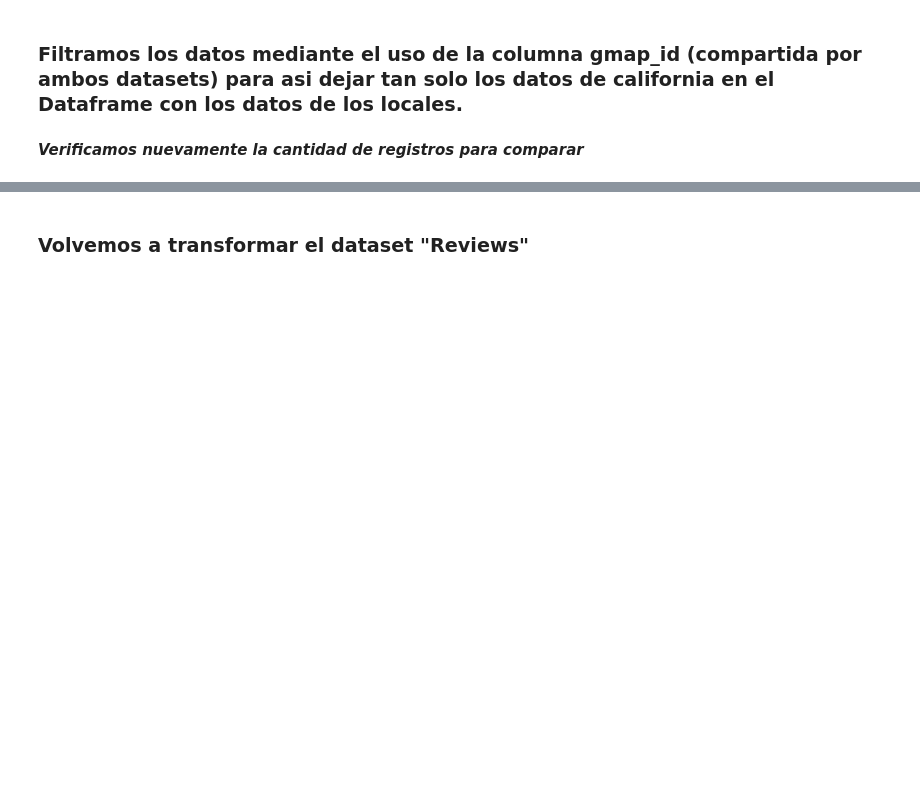
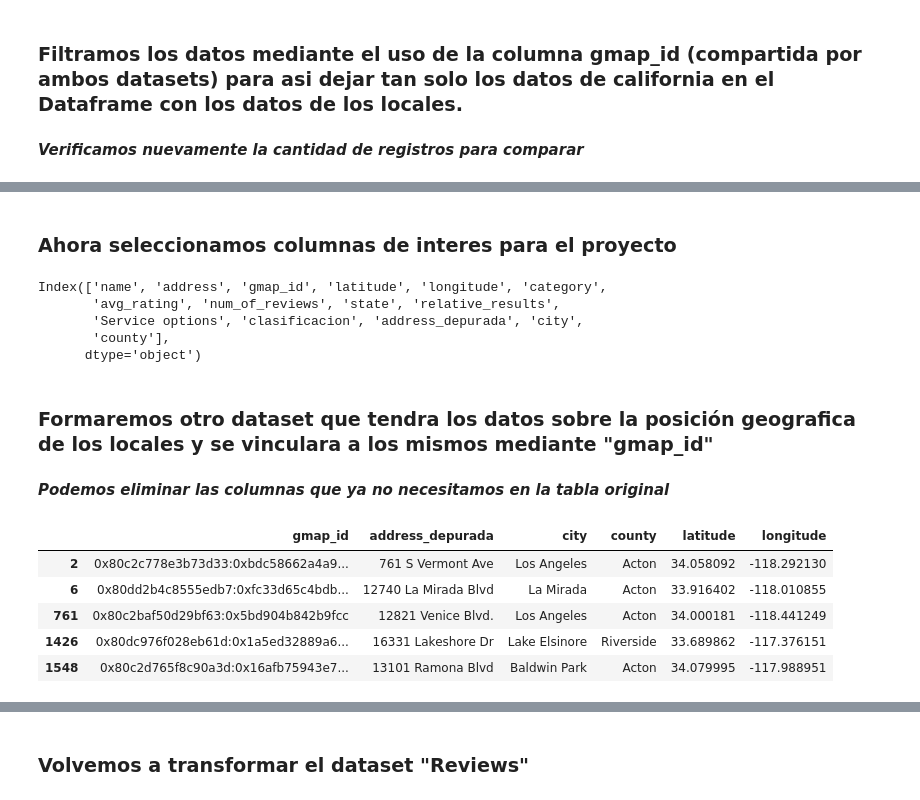
Before and after one commit to gastorellano/epicurean_project, a Jupyter notebook: Data Engineering/ETL/ETL_Google/ETL_google ( version unificada).ipynb, the cells around one changed output, grey strips where cells are left out. Cells and saved outputs as stored; diff of their text form; code cells hidden in the pictures; blank space fills up the shorter version.

```diff
--- a/Data Engineering/ETL/ETL_Google/ETL_google ( version unificada).ipynb
+++ b/Data Engineering/ETL/ETL_Google/ETL_google ( version unificada).ipynb
@@ -239,0 +392,16 @@ len(df_business_google)
+# %% [markdown]
+### Ahora seleccionamos columnas de interes para el proyecto
+# %%
+df_business_google.columns
+# %% [output]
+Index(['name', 'address', 'gmap_id', 'latitude', 'longitude', 'category',
+       'avg_rating', 'num_of_reviews', 'state', 'relative_results',
+       'Service options', 'clasificacion', 'address_depurada', 'city',
+       'county'],
+      dtype='object')
+# %% [markdown]
+### Formaremos otro dataset que tendra los datos sobre la posición geografica de los locales y se vinculara a los mismos mediante "gmap_id"
+# %%
+df_ubicacion = df_business_google[['gmap_id', 'address_depurada', 'city', 'county', 'latitude', 'longitude']]
+# %% [markdown]
+***Podemos eliminar las columnas que ya no necesitamos en la tabla original***
@@ -239,0 +410,9 @@ len(df_business_google)
+# %%
+df_ubicacion.head()
+# %% [output]
+|  | gmap_id | address_depurada | city | county | latitude | longitude |
+| 2 | 0x80c2c778e3b73d33:0xbdc58662a4a9... | 761 S Vermont Ave | Los Angeles | Acton | 34.058092 | -118.292130 |
+| 6 | 0x80dd2b4c8555edb7:0xfc33d65c4bdb... | 12740 La Mirada Blvd | La Mirada | Acton | 33.916402 | -118.010855 |
+| 761 | 0x80c2baf50d29bf63:0x5bd904b842b9fcc | 12821 Venice Blvd. | Los Angeles | Acton | 34.000181 | -118.441249 |
+| 1426 | 0x80dc976f028eb61d:0x1a5ed32889a6... | 16331 Lakeshore Dr | Lake Elsinore | Riverside | 33.689862 | -117.376151 |
+| 1548 | 0x80c2d765f8c90a3d:0x16afb75943e7... | 13101 Ramona Blvd | Baldwin Park | Acton | 34.079995 | -117.988951 |
```
Also changed, not shown: parts of 28 cells of this notebook.
